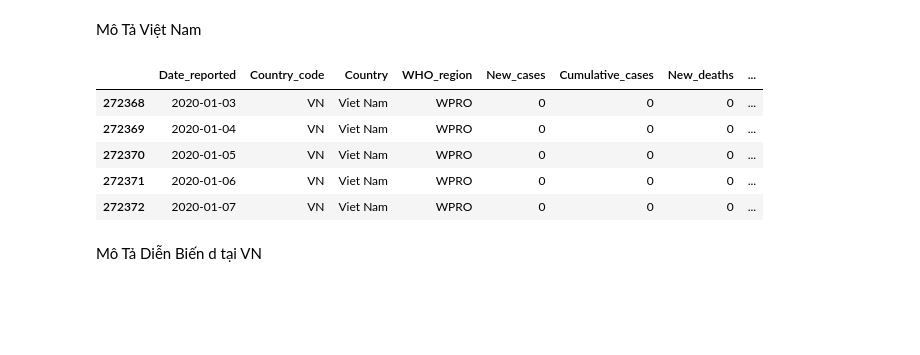
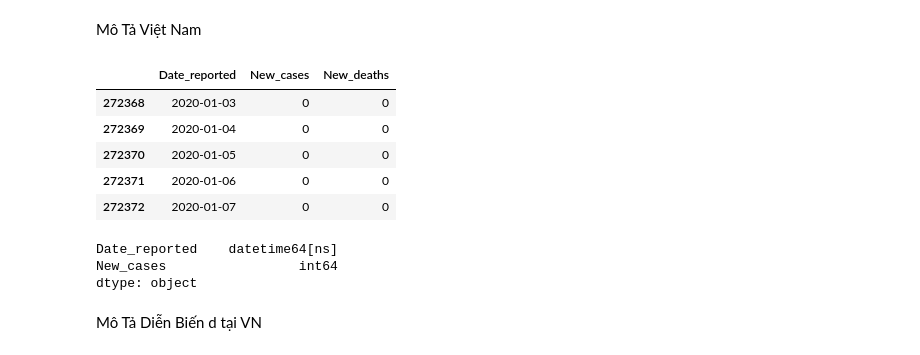
Before and after one commit to tonypham90/TKUD_KHTN, a Jupyter notebook: BT/BT2/Baitap2.ipynb, the cells around one changed output. Saved outputs shown, nothing was run; the diff lists cells and outputs as text; code cells hidden in the pictures; blank space fills up the shorter version.

```diff
--- a/BT/BT2/Baitap2.ipynb
+++ b/BT/BT2/Baitap2.ipynb
@@ -414,7 +414,7 @@ Tham khảo: https://covid19.who.int/, https://covid19.who.int/data.
 1.	"Trích và mô tả" dữ liệu của Việt Nam (mã quốc gia là VN).
 1.	<mark>Cộng điểm</mark> "So sánh" dữ liệu của Việt Nam với Thái Land (mã quốc gia là TH).
 # %%
-df = pd.read_csv("WHO-COVID-19-global-data.csv")
+df = pd.read_csv("WHO-COVID-19-global-data.csv",parse_dates=['Date_reported'])
 df.head()
 # %% [output]
 |  | Date_reported | Country_code | Country | WHO_region | New_cases | Cumulative_cases | New_deaths | ... |
@@ -439,14 +439,23 @@ Mô Tả Việt Nam
 # %%
 
 df_vn=df[df['Country_code']=='VN']
+df_vn=df_vn[['Date_reported','New_cases','New_deaths']]
+df_vn_format=df_vn.melt('Date_reported', var_name='Type', value_name='Case')
+df_vn
 df_vn.head()
 # %% [output]
-|  | Date_reported | Country_code | Country | WHO_region | New_cases | Cumulative_cases | New_deaths | ... |
-| 272368 | 2020-01-03 | VN | Viet Nam | WPRO | 0 | 0 | 0 | ... |
-| 272369 | 2020-01-04 | VN | Viet Nam | WPRO | 0 | 0 | 0 | ... |
-| 272370 | 2020-01-05 | VN | Viet Nam | WPRO | 0 | 0 | 0 | ... |
-| 272371 | 2020-01-06 | VN | Viet Nam | WPRO | 0 | 0 | 0 | ... |
-| 272372 | 2020-01-07 | VN | Viet Nam | WPRO | 0 | 0 | 0 | ... |
+|  | Date_reported | New_cases | New_deaths |
+| 272368 | 2020-01-03 | 0 | 0 |
+| 272369 | 2020-01-04 | 0 | 0 |
+| 272370 | 2020-01-05 | 0 | 0 |
+| 272371 | 2020-01-06 | 0 | 0 |
+| 272372 | 2020-01-07 | 0 | 0 |
+# %%
+df_vn.dtypes
+# %% [output]
+Date_reported    datetime64[ns]
+New_cases                 int64
+dtype: object
 # %%
 profile_vn=pp(df_vn)
 # %% [markdown]
```
Also changed, not shown: parts of 11 cells of this notebook.
